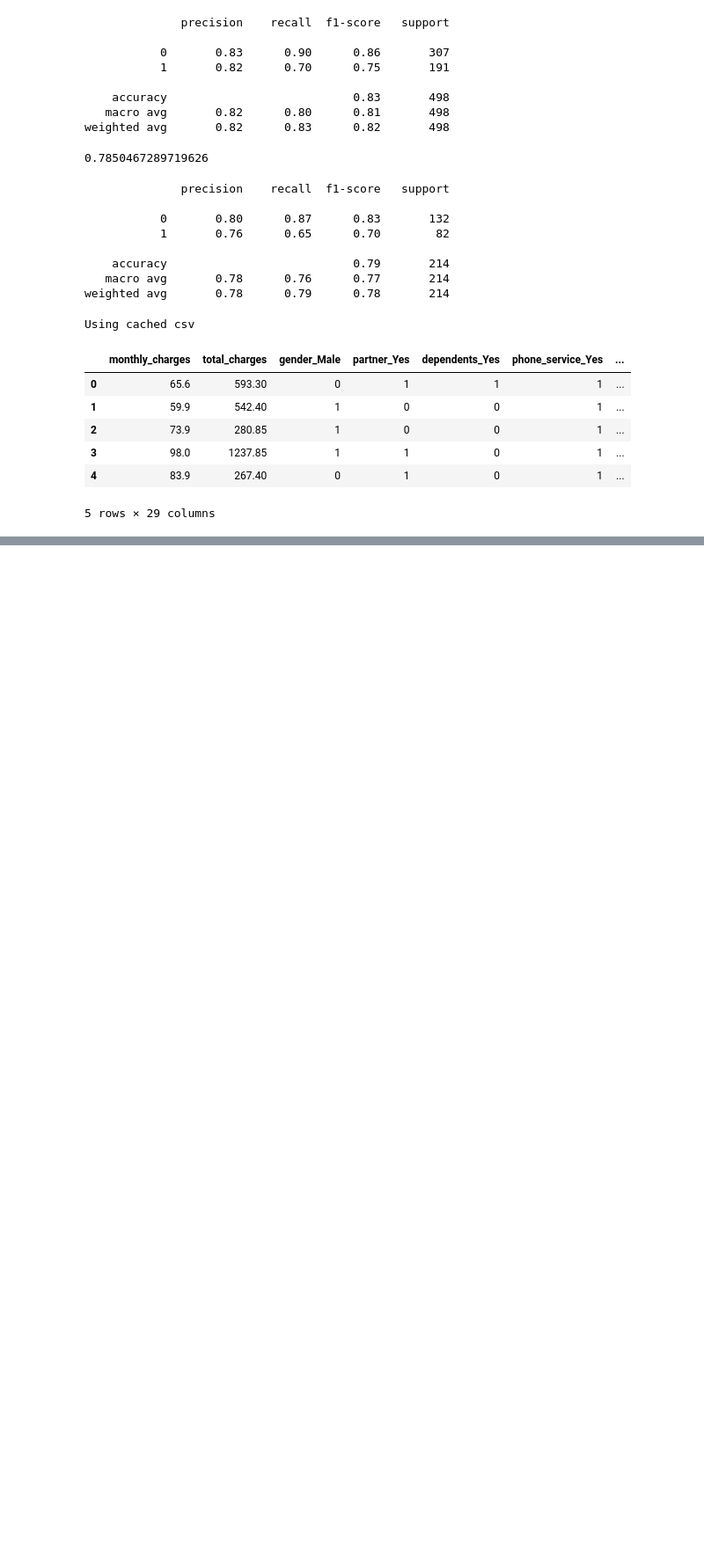
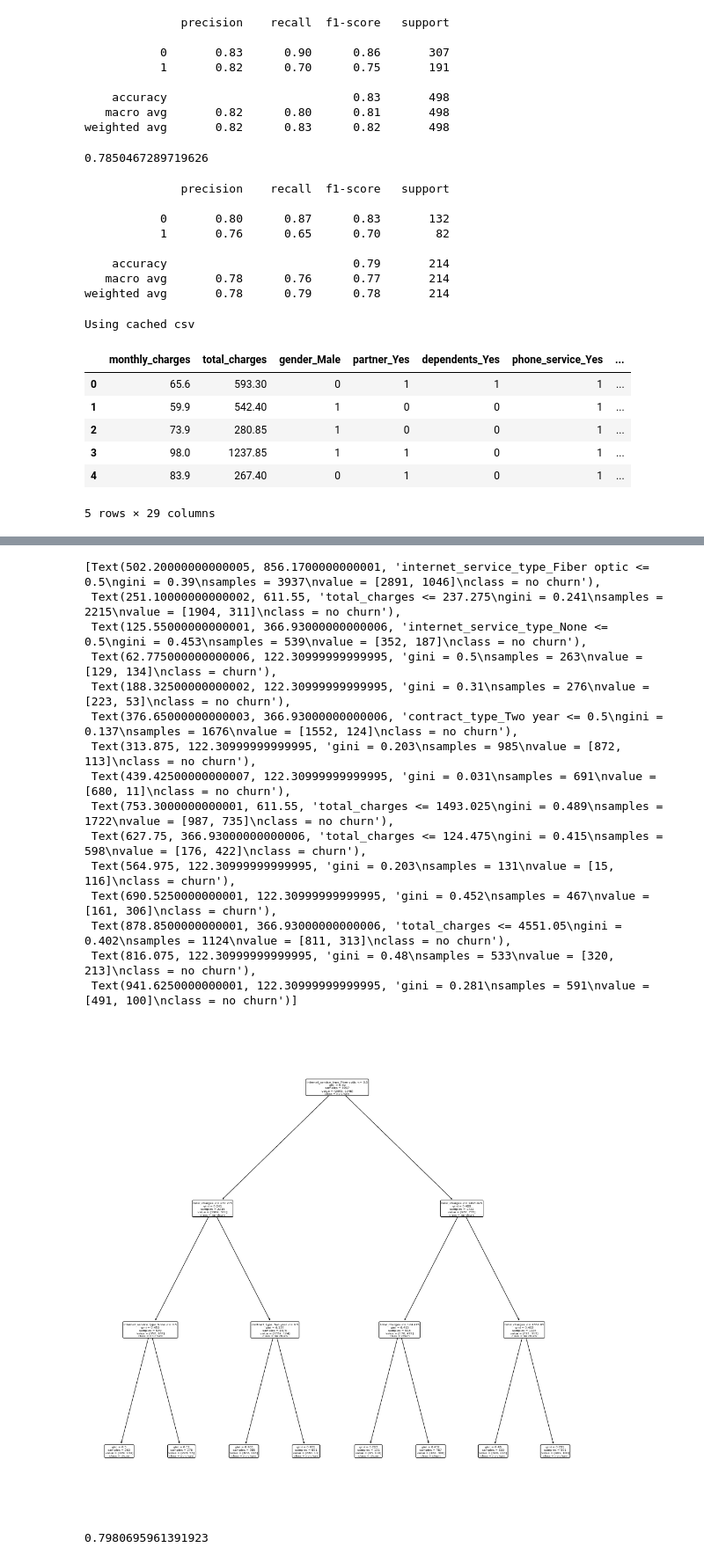
Before and after one commit to watermanbrandyn/classification-exercises, a Jupyter notebook: model.ipynb, the cells around one changed output, grey strips where cells are left out. Shown at 88% size. Saved outputs shown, nothing was run; the diff lists cells and outputs as text; code cells hidden in the pictures; blank space fills up the shorter version.

```diff
--- a/model.ipynb
+++ b/model.ipynb
@@ -285,0 +295,32 @@ train.shape, validate.shape, test.shape
+# %%
+x_train = train.drop(columns='churn_Yes')
+x_validate = validate.drop(columns='churn_Yes')
+x_test = test.drop(columns='churn_Yes')
+# %%
+y_train = train.churn_Yes
+y_validate = validate.churn_Yes
+y_test = test.churn_Yes
+# %%
+clf = DecisionTreeClassifier(max_depth = 3, random_state=123)
+# %%
+clf = clf.fit(x_train, y_train)
+# %%
+plt.figure(figsize=(18, 18))
+plot_tree(clf, feature_names=x_train.columns, class_names=['no churn', 'churn'], rounded=True)
+# %% [output]
+[Text(502.20000000000005, 856.1700000000001, 'internet_service_type_Fiber optic <= 0.5\ngini = 0.39\nsamples = 3937\nvalue = [2891, 1046]\nclass = no churn'),
+ Text(251.10000000000002, 611.55, 'total_charges <= 237.275\ngini = 0.241\nsamples = 2215\nvalue = [1904, 311]\nclass = no churn'),
+ Text(125.55000000000001, 366.93000000000006, 'internet_service_type_None <= 0.5\ngini = 0.453\nsamples = 539\nvalue = [352, 187]\nclass = no churn'),
+ Text(62.775000000000006, 122.30999999999995, 'gini = 0.5\nsamples = 263\nvalue = [129, 134]\nclass = churn'),
+ Text(188.32500000000002, 122.30999999999995, 'gini = 0.31\nsamples = 276\nvalue = [223, 53]\nclass = no churn'),
+ Text(376.65000000000003, 366.93000000000006, 'contract_type_Two year <= 0.5\ngini = 0.137\nsamples = 1676\nvalue = [1552, 124]\nclass = no churn'),
+ Text(313.875, 122.30999999999995, 'gini = 0.203\nsamples = 985\nvalue = [872, 113]\nclass = no churn'),
+ Text(439.42500000000007, 122.30999999999995, 'gini = 0.031\nsamples = 691\nvalue = [680, 11]\nclass = no churn'),
+ Text(753.3000000000001, 611.55, 'total_charges <= 1493.025\ngini = 0.489\nsamples = 1722\nvalue = [987, 735]\nclass = no churn'),
+ Text(627.75, 366.93000000000006, 'total_charges <= 124.475\ngini = 0.415\nsamples = 598\nvalue = [176, 422]\nclass = churn'),
+ Text(564.975, 122.30999999999995, 'gini = 0.203\nsamples = 131\nvalue = [15, 116]\nclass = churn'),
+ Text(690.5250000000001, 122.30999999999995, 'gini = 0.452\nsamples = 467\nvalue = [161, 306]\nclass = churn'),
+ Text(878.8500000000001, 366.93000000000006, 'total_charges <= 4551.05\ngini = 0.402\nsamples = 1124\nvalue = [811, 313]\nclass = no churn'),
+ Text(816.075, 122.30999999999995, 'gini = 0.48\nsamples = 533\nvalue = [320, 213]\nclass = no churn'),
+ Text(941.6250000000001, 122.30999999999995, 'gini = 0.281\nsamples = 591\nvalue = [491, 100]\nclass = no churn')]
+[figure, added]
@@ -285,0 +331,4 @@ train.shape, validate.shape, test.shape
+# %%
+clf.score(x_train, y_train)
+# %% [output]
+0.7980695961391923
```
Also changed, not shown: parts of 45 cells of this notebook.
